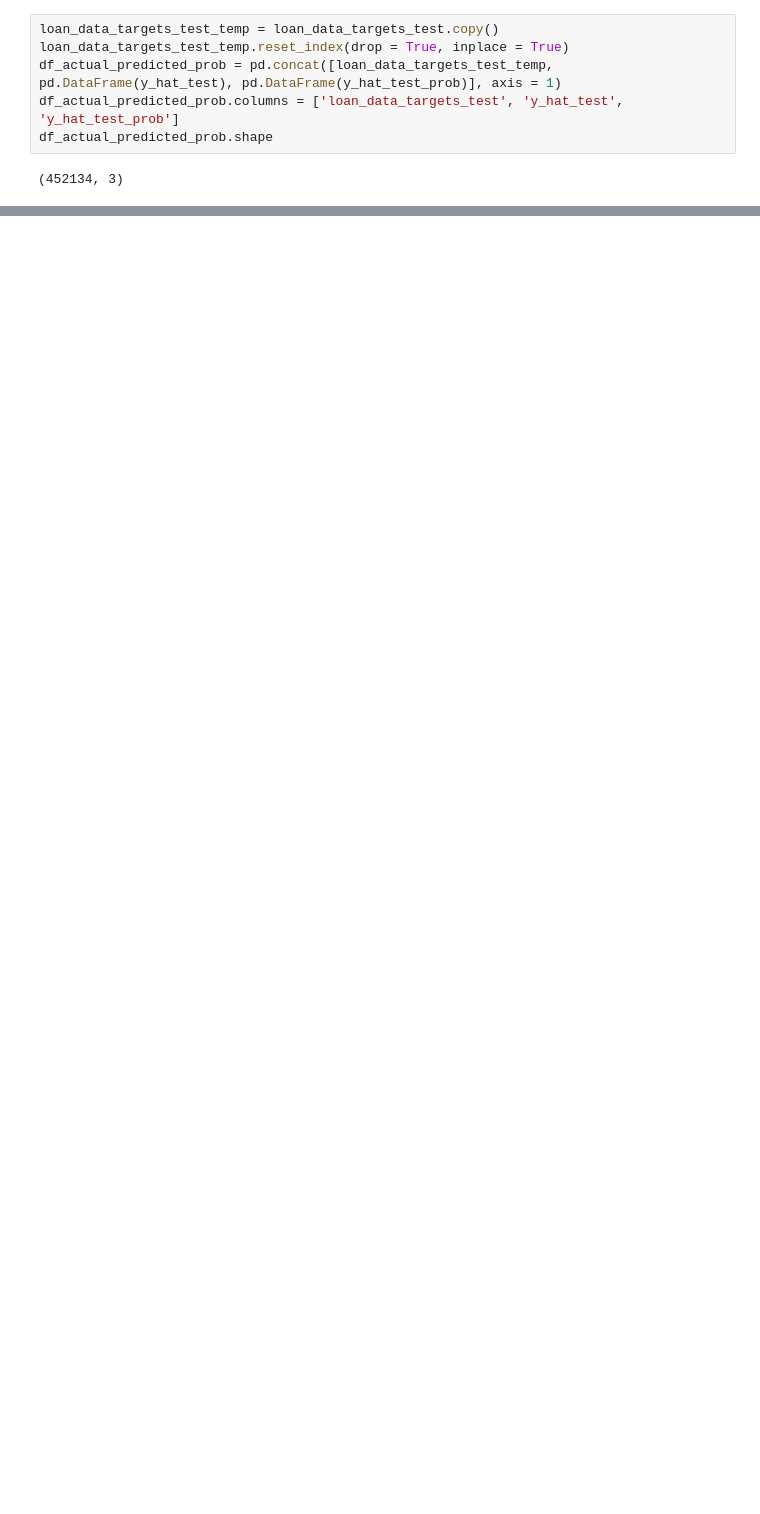
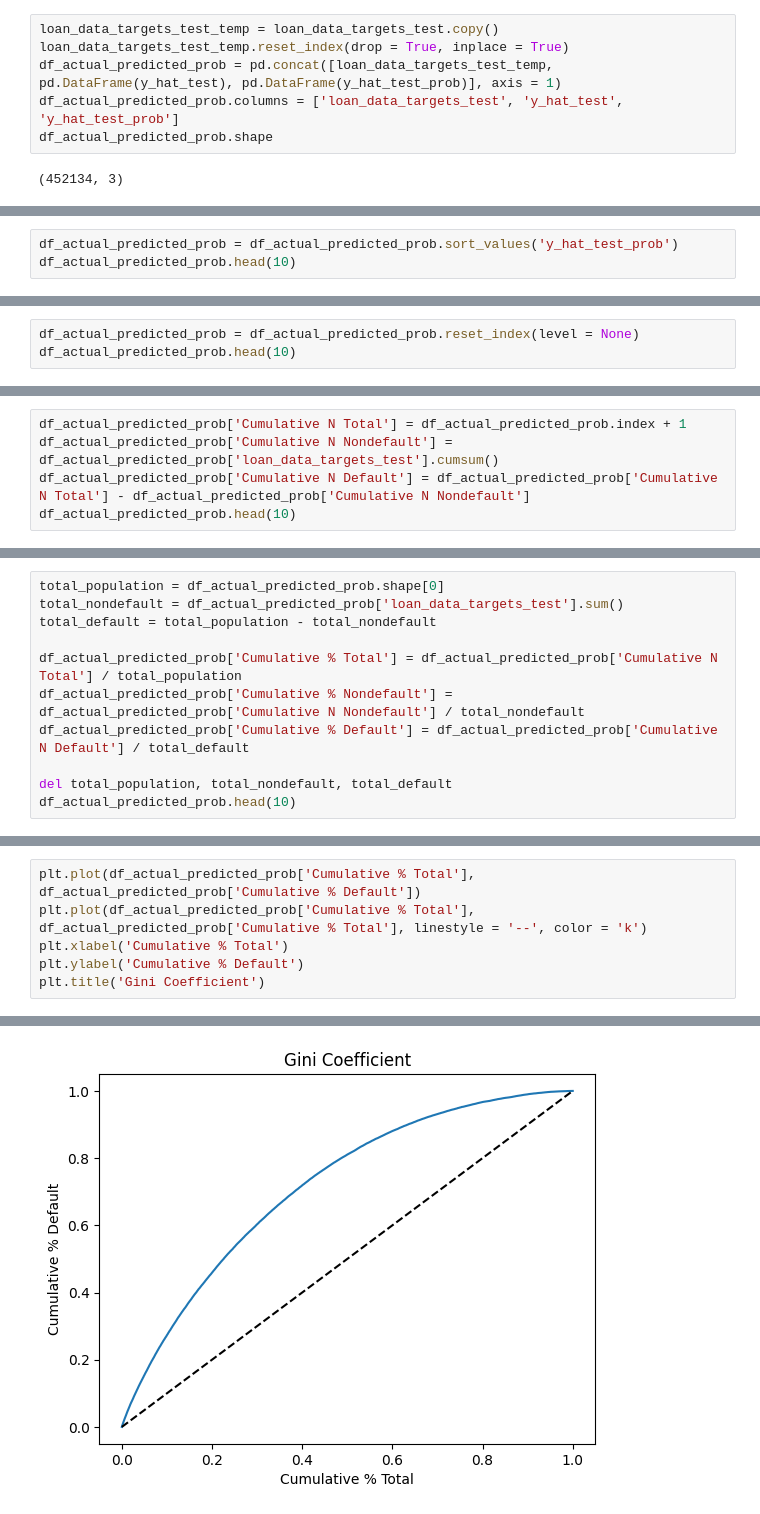
Before and after one commit to z252zhu/Credit-Risk-Modeling-on-Loan-Data, a Jupyter notebook: Credir Risk Modeling on Lending Club Loan Data - Modeling.ipynb, the cells around one changed output, grey strips where cells are left out. Drawn from its saved outputs; the diff is of its cells as text; blank space fills up the shorter version.

```diff
--- a/Credir Risk Modeling on Lending Club Loan Data - Modeling.ipynb
+++ b/Credir Risk Modeling on Lending Club Loan Data - Modeling.ipynb
@@ -458,0 +875,3 @@ plt.show()
+# %%
+df_actual_predicted_prob = df_actual_predicted_prob.sort_values('y_hat_test_prob')
+df_actual_predicted_prob.head(10)
@@ -458,0 +906,3 @@ plt.show()
+# %%
+df_actual_predicted_prob = df_actual_predicted_prob.reset_index(level = None)
+df_actual_predicted_prob.head(10)
@@ -458,0 +923,5 @@ plt.show()
+# %%
+df_actual_predicted_prob['Cumulative N Total'] = df_actual_predicted_prob.index + 1
+df_actual_predicted_prob['Cumulative N Nondefault'] = df_actual_predicted_prob['loan_data_targets_test'].cumsum()
+df_actual_predicted_prob['Cumulative N Default'] = df_actual_predicted_prob['Cumulative N Total'] - df_actual_predicted_prob['Cumulative N Nondefault']
+df_actual_predicted_prob.head(10)
@@ -458,0 +942,11 @@ plt.show()
+# %%
+total_population = df_actual_predicted_prob.shape[0]
+total_nondefault = df_actual_predicted_prob['loan_data_targets_test'].sum()
+total_default = total_population - total_nondefault
+
+df_actual_predicted_prob['Cumulative % Total'] = df_actual_predicted_prob['Cumulative N Total'] / total_population
+df_actual_predicted_prob['Cumulative % Nondefault'] = df_actual_predicted_prob['Cumulative N Nondefault'] / total_nondefault
+df_actual_predicted_prob['Cumulative % Default'] = df_actual_predicted_prob['Cumulative N Default'] / total_default
+
+del total_population, total_nondefault, total_default
+df_actual_predicted_prob.head(10)
@@ -458,0 +981,7 @@ plt.show()
+# %%
+plt.plot(df_actual_predicted_prob['Cumulative % Total'], df_actual_predicted_prob['Cumulative % Default'])
+plt.plot(df_actual_predicted_prob['Cumulative % Total'], df_actual_predicted_prob['Cumulative % Total'], linestyle = '--', color = 'k')
+plt.xlabel('Cumulative % Total')
+plt.ylabel('Cumulative % Default')
+plt.title('Gini Coefficient')
+# %% [output]
@@ -458,0 +989 @@ plt.show()
+[figure, added]
```
Also changed, not shown: parts of 52 cells of this notebook.
